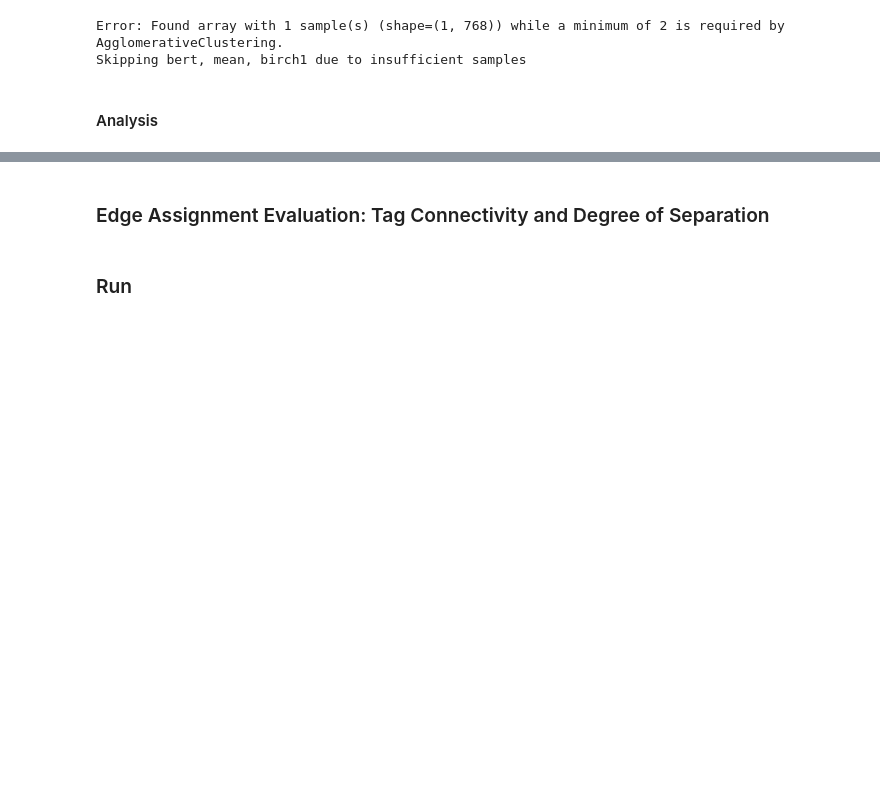
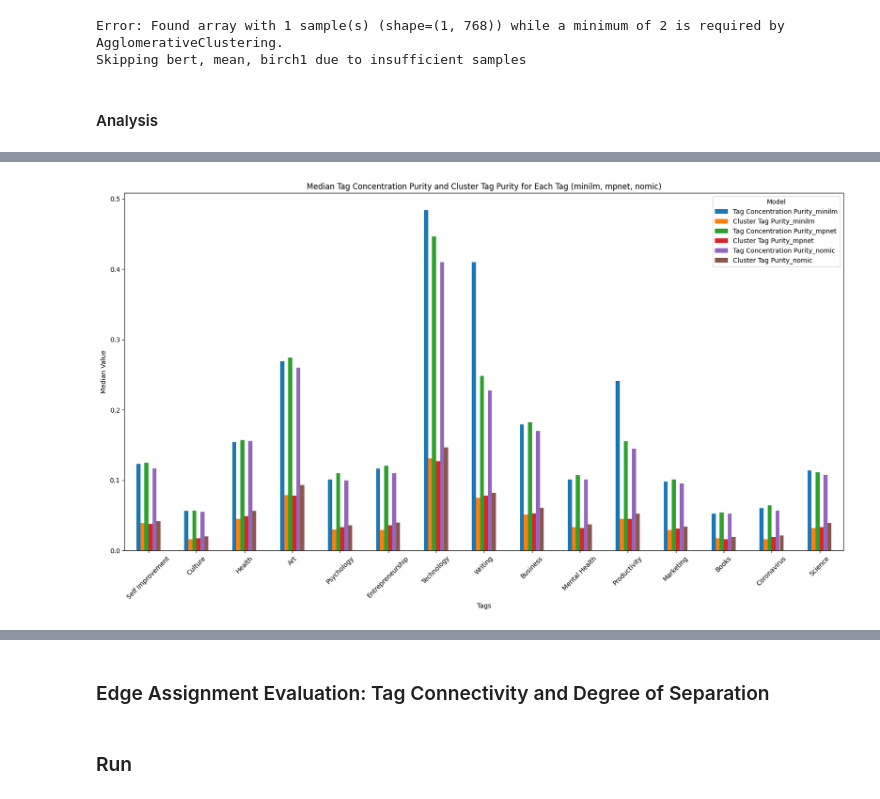
Before and after one commit to erikluu/LociNetBackup, a Jupyter notebook: run_evaluation.ipynb, the cells around one changed output, grey strips where cells are left out. Drawn from its saved outputs; the diff is of its cells as text; code cells hidden in the pictures; blank space fills up the shorter version.

```diff
--- a/run_evaluation.ipynb
+++ b/run_evaluation.ipynb
@@ -375,0 +477,45 @@ df2.to_csv("analysis/metric2_medium1k_mpnet.csv") # run again
+# %%
+import pandas as pd
+import ast
+import matplotlib.pyplot as plt
+
+# Load the data
+df = df.dropna()
+
+# Extract unique tags from dictionaries
+tags = set(tag for d in df['tag_concentration_purity'] for tag in d.keys())
+
+# Function to calculate median values for each model
+def calculate_median_values(df, model_name):
+    model_df = df[df['embedding_model'] == model_name]
+    tag_concentration_purity = list(model_df['tag_concentration_purity'])
+    cluster_tag_purity = list(model_df['cluster_tag_purity'])
+    median_values = pd.DataFrame(columns=['Tag Concentration Purity', 'Cluster Tag Purity'])
+    for tag in tags:
+        tag_concentration_values = [d[tag] for d in tag_concentration_purity if tag in d]
+        cluster_tag_values = [d[tag] for d in cluster_tag_purity if tag in d]
+        median_values.loc[tag, 'Tag Concentration Purity'] = pd.Series(tag_concentration_values).median()
+        median_values.loc[tag, 'Cluster Tag Purity'] = pd.Series(cluster_tag_values).median()
+    return median_values
+
+# Calculate median values for each model
+minilm_median_values = calculate_median_values(df, 'minilm')
+mpnet_median_values = calculate_median_values(df, 'mpnet')
+nomic_median_values = calculate_median_values(df, 'nomic')
+
+# Combine the median values into a single DataFrame
+combined_median_values = pd.concat([minilm_median_values.add_suffix('_minilm'),
+                                    mpnet_median_values.add_suffix('_mpnet'),
+                                    nomic_median_values.add_suffix('_nomic')],
+                                   axis=1)
+
+# Plot the combined median values
+combined_median_values.plot(kind='bar', figsize=(20, 10))
+plt.xlabel('Tags')
+plt.ylabel('Median Value')
+plt.title('Median Tag Concentration Purity and Cluster Tag Purity for Each Tag (minilm, mpnet, nomic)')
+plt.xticks(rotation=45)
+plt.legend(title='Model')
+plt.show()
+# %% [output]
+[figure, added]
```
Also changed, not shown: parts of 18 cells of this notebook, 8 other files.
